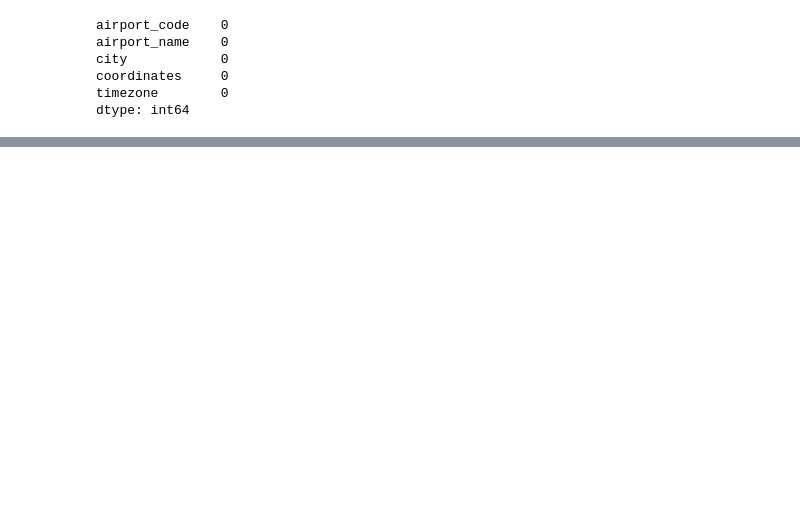
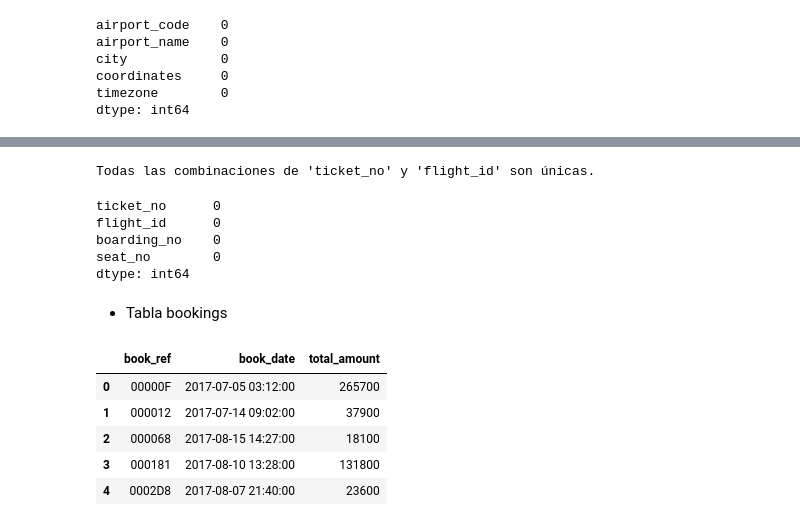
Before and after one commit to Marcelacamerota/ProyectoAerolinea, a Jupyter notebook: ETL/ETL.ipynb, the cells around one changed output, grey strips where cells are left out. Cells and saved outputs as stored; diff of their text form; code cells hidden in the pictures; blank space fills up the shorter version.

```diff
--- a/ETL/ETL.ipynb
+++ b/ETL/ETL.ipynb
@@ -171,0 +145,34 @@ dtype: int64
+# %%
+# Verificar si las combinaciones son únicas
+combinaciones_unicas = not boarding_passes.duplicated(subset=['ticket_no', 'flight_id']).any()
+
+if combinaciones_unicas:
+    print("Todas las combinaciones de 'ticket_no' y 'flight_id' son únicas.")
+else:
+    print("Hay combinaciones duplicadas de 'ticket_no' y 'flight_id'.")
+# %% [output]
+Todas las combinaciones de 'ticket_no' y 'flight_id' son únicas.
+# %%
+#Consultar nulos
+boarding_passes.isnull().sum()
+# %% [output]
+ticket_no      0
+flight_id      0
+boarding_no    0
+seat_no        0
+dtype: int64
+# %% [markdown]
+- Tabla bookings
+# %%
+#Creación del DF
+query = "SELECT * FROM bookings;"
+
+bookings = pd.read_sql_query(query, connection)
+bookings.head()
+# %% [output]
+|  | book_ref | book_date | total_amount |
+| 0 | 00000F | 2017-07-05 03:12:00 | 265700 |
+| 1 | 000012 | 2017-07-14 09:02:00 | 37900 |
+| 2 | 000068 | 2017-08-15 14:27:00 | 18100 |
+| 3 | 000181 | 2017-08-10 13:28:00 | 131800 |
+| 4 | 0002D8 | 2017-08-07 21:40:00 | 23600 |
```
Also changed, not shown: parts of 31 cells of this notebook.
